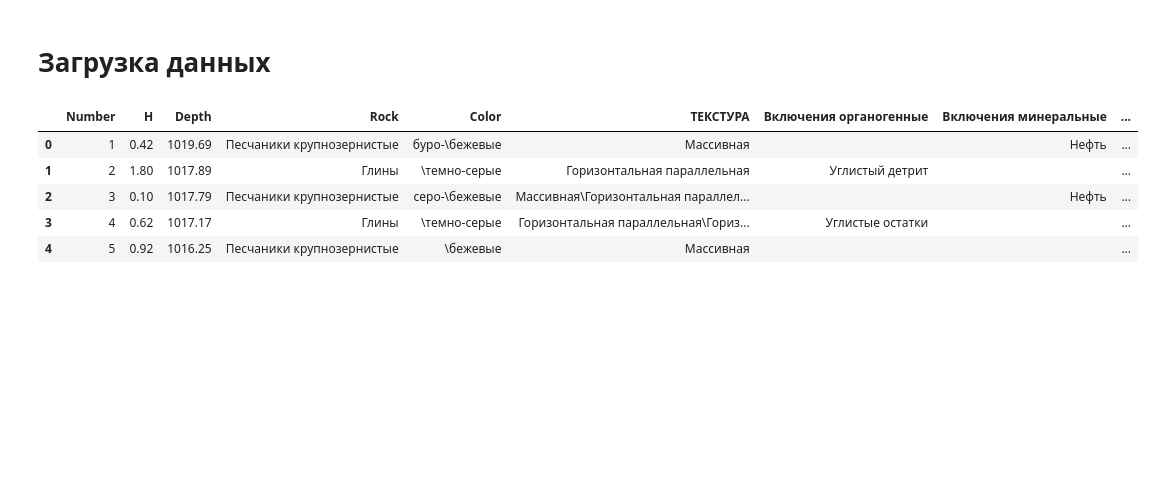
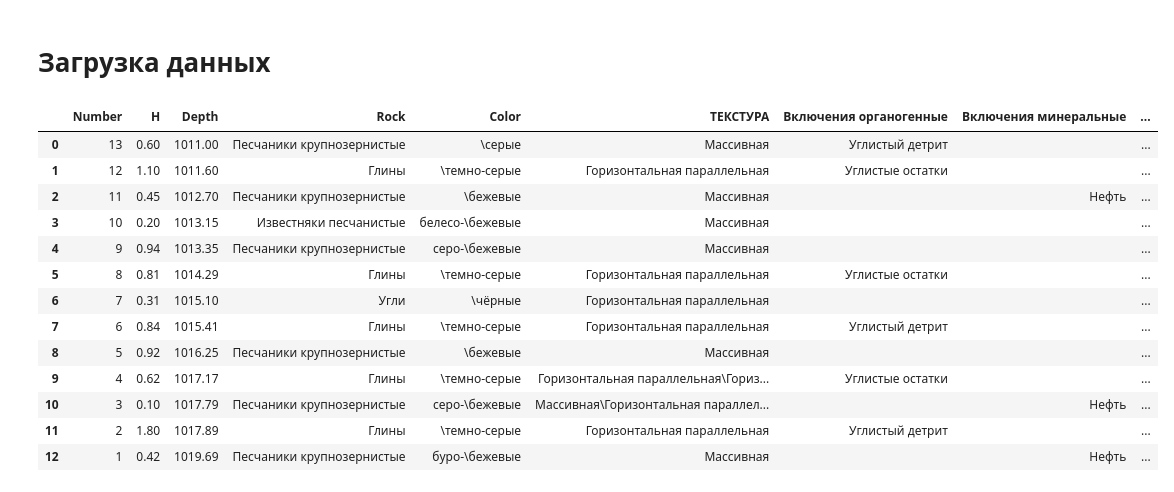
Before and after one commit to spaceswimmer/Pertoleum-Geology-Projects, a Jupyter notebook: Artemiy_Fishchuk_examples/06 Lithology/task.ipynb, the cells around one changed output. Saved outputs shown, nothing was run; the diff lists cells and outputs as text; code cells hidden in the pictures; blank space fills up the shorter version.

```diff
--- a/Artemiy_Fishchuk_examples/06 Lithology/task.ipynb
+++ b/Artemiy_Fishchuk_examples/06 Lithology/task.ipynb
@@ -12,13 +13,24 @@ data_103 = pd.read_csv("Таёжное 103.csv", delimiter=";")
 # %%
 data_102 = data_102.fillna('')
 data_103 = data_103.fillna('')
+
+data_102 = data_102.loc[::-1].reset_index(drop=True)
+data_103 = data_103.loc[::-1].reset_index(drop=True)
 # %%
-data_102.head()
+data_102
 # %% [output]
 |  | Number | H | Depth | Rock | Color | ТЕКСТУРА | Включения органогенные | Включения минеральные | ... |
-| 0 | 1 | 0.42 | 1019.69 | Песчаники крупнозернистые | буро-\бежевые | Массивная |  | Нефть | ... |
-| 1 | 2 | 1.80 | 1017.89 | Глины | \темно-серые | Горизонтальная параллельная | Углистый детрит |  | ... |
-| 2 | 3 | 0.10 | 1017.79 | Песчаники крупнозернистые | серо-\бежевые | Массивная\Горизонтальная параллел... |  | Нефть | ... |
-| 3 | 4 | 0.62 | 1017.17 | Глины | \темно-серые | Горизонтальная параллельная\Гориз... | Углистые остатки |  | ... |
-| 4 | 5 | 0.92 | 1016.25 | Песчаники крупнозернистые | \бежевые | Массивная |  |  | ... |
+| 0 | 13 | 0.60 | 1011.00 | Песчаники крупнозернистые | \серые | Массивная | Углистый детрит |  | ... |
+| 1 | 12 | 1.10 | 1011.60 | Глины | \темно-серые | Горизонтальная параллельная | Углистые остатки |  | ... |
+| 2 | 11 | 0.45 | 1012.70 | Песчаники крупнозернистые | \бежевые | Массивная |  | Нефть | ... |
+| 3 | 10 | 0.20 | 1013.15 | Известняки песчанистые | белесо-\бежевые | Массивная |  |  | ... |
+| 4 | 9 | 0.94 | 1013.35 | Песчаники крупнозернистые | серо-\бежевые | Массивная |  |  | ... |
+| 5 | 8 | 0.81 | 1014.29 | Глины | \темно-серые | Горизонтальная параллельная | Углистые остатки |  | ... |
+| 6 | 7 | 0.31 | 1015.10 | Угли | \чёрные | Горизонтальная параллельная |  |  | ... |
+| 7 | 6 | 0.84 | 1015.41 | Глины | \темно-серые | Горизонтальная параллельная | Углистый детрит |  | ... |
+| 8 | 5 | 0.92 | 1016.25 | Песчаники крупнозернистые | \бежевые | Массивная |  |  | ... |
+| 9 | 4 | 0.62 | 1017.17 | Глины | \темно-серые | Горизонтальная параллельная\Гориз... | Углистые остатки |  | ... |
+| 10 | 3 | 0.10 | 1017.79 | Песчаники крупнозернистые | серо-\бежевые | Массивная\Горизонтальная параллел... |  | Нефть | ... |
+| 11 | 2 | 1.80 | 1017.89 | Глины | \темно-серые | Горизонтальная параллельная | Углистый детрит |  | ... |
+| 12 | 1 | 0.42 | 1019.69 | Песчаники крупнозернистые | буро-\бежевые | Массивная |  | Нефть | ... |
 # %%
```
Also changed, not shown: parts of 10 cells of this notebook.
